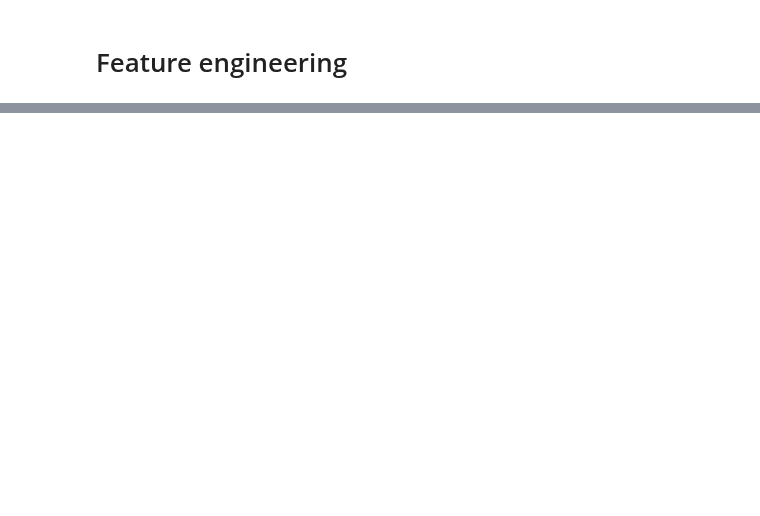
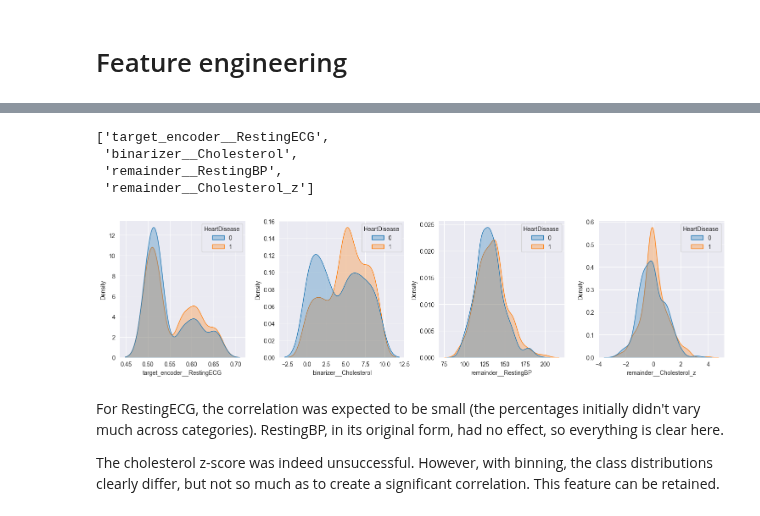
Before and after one commit to Lymuthien/heart_failure, a Jupyter notebook: notebooks/2.0-feature-engineering.ipynb, the cells around one changed output, grey strips where cells are left out. Cells and saved outputs as stored; diff of their text form; code cells hidden in the pictures; blank space fills up the shorter version.

```diff
--- a/notebooks/2.0-feature-engineering.ipynb
+++ b/notebooks/2.0-feature-engineering.ipynb
@@ -90,0 +133,24 @@ X_train
+# %%
+low_correlated = corr_df[corr_df[HEART_DISEASE].abs() < TARGET_CORR_THRESHOLD].index.to_list()
+low_correlated
+# %% [output]
+['target_encoder__RestingECG',
+ 'binarizer__Cholesterol',
+ 'remainder__RestingBP',
+ 'remainder__Cholesterol_z']
+# %%
+fig, axes = plt.subplots(1, len(low_correlated), figsize=(15, 4))
+
+for ax, f in zip(axes, low_correlated):
+    sns.kdeplot(
+        train, x=f, hue=HEART_DISEASE, fill=True, common_norm=False, alpha=0.3, ax=ax
+    )
+
+plt.tight_layout()
+plt.show()
+# %% [output]
+[figure, added]
+# %% [markdown]
+For RestingECG, the correlation was expected to be small (the percentages initially didn't vary much across categories). RestingBP, in its original form, had no effect, so everything is clear here.
+
+The cholesterol z-score was indeed unsuccessful. However, with binning, the class distributions clearly differ, but not so much as to create a significant correlation. This feature can be retained.
```
Also changed, not shown: parts of 19 cells of this notebook, 3 other files.
